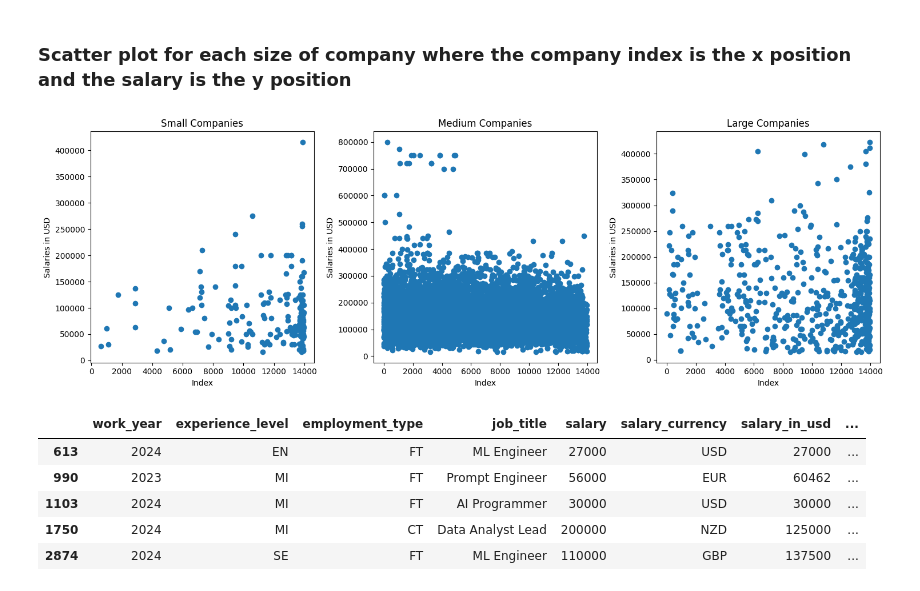
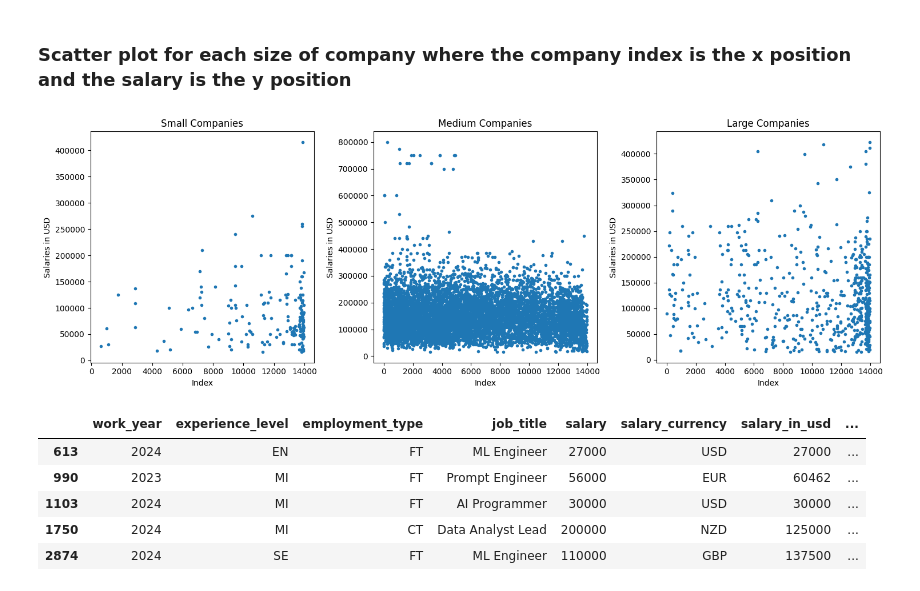
Before and after one commit to Jakenn09/DataScienceKaggle, a Jupyter notebook: 1_JobsKaggle/data_jobs.ipynb, the cells around one changed output. Cells and saved outputs as stored; diff of their text form; code cells hidden in the pictures.

```diff
--- a/1_JobsKaggle/data_jobs.ipynb
+++ b/1_JobsKaggle/data_jobs.ipynb
@@ -130,29 +173,29 @@ plt.show()
 # %%
 
 plt.figure(figsize=(15,5))  # creating scatter plot
 
 plt.subplot(1, 3, 1)
-plt.scatter(df_S.index, df_S['salary_in_usd'])
+plt.scatter(df_S.index, df_S['salary_in_usd'], marker='.')
 plt.title("Small Companies")
 plt.xlabel("Index")
 plt.ylabel("Salaries in USD")
 
 plt.subplot(1, 3, 2)
-plt.scatter(df_M.index, df_M['salary_in_usd'])
+plt.scatter(df_M.index, df_M['salary_in_usd'], marker='.')
 plt.title("Medium Companies")
 plt.xlabel("Index")
 plt.ylabel("Salaries in USD")
 
 plt.subplot(1, 3, 3)
-plt.scatter(df_L.index, df_L['salary_in_usd'])
+plt.scatter(df_L.index, df_L['salary_in_usd'], marker= '.')
 plt.title("Large Companies")
 plt.xlabel("Index")
 plt.ylabel("Salaries in USD")
 
 plt.tight_layout()
 plt.show()
 # %% [output]
-[figure, old version]
+[figure, new version]
 # %%
 df_S.head()
 # %% [output]
```
Also changed, not shown: parts of 3 cells of this notebook.
